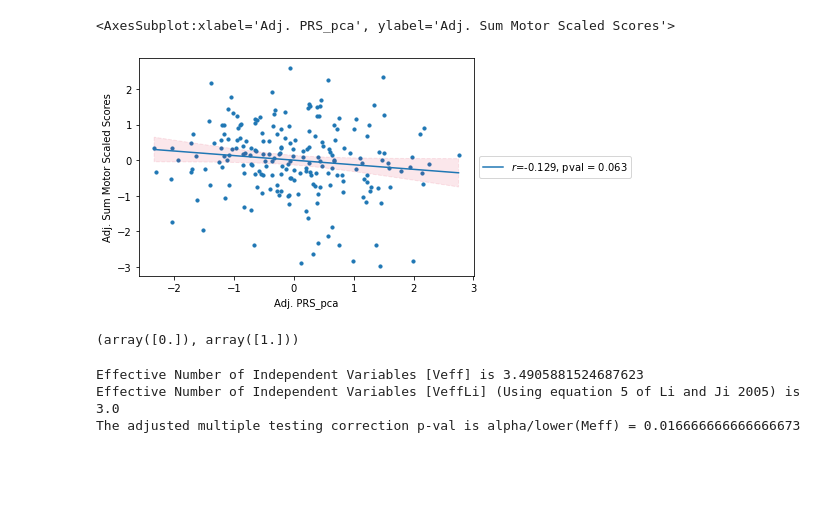
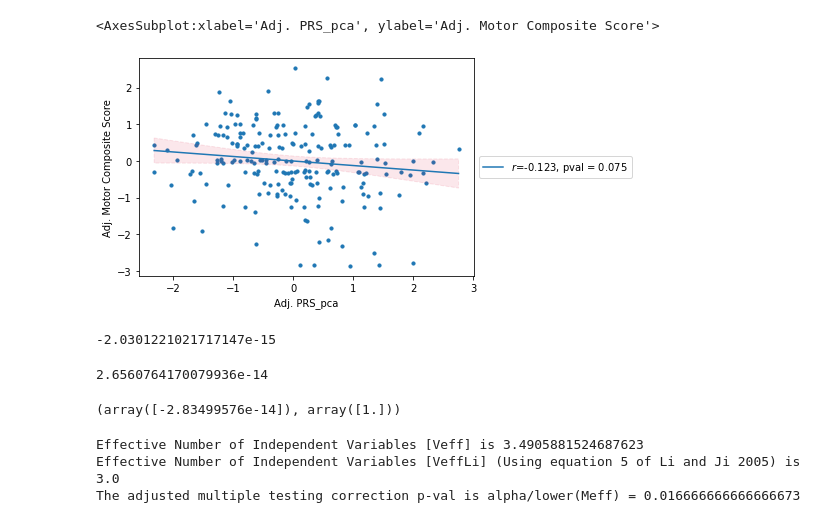
Before and after one commit to lehai-ml/dHCP_genetics, a Jupyter notebook: notebook_results/asd/7_ASD_outcome_dHCP.ipynb, the cells around one changed output. Saved outputs shown, nothing was run; the diff lists cells and outputs as text; code cells hidden in the pictures; blank space fills up the shorter version.

```diff
--- a/notebook_results/asd/7_ASD_outcome_dHCP.ipynb
+++ b/notebook_results/asd/7_ASD_outcome_dHCP.ipynb
@@ -37,13 +37,15 @@ dHCP_outcomes = pd.read_csv(f'../../{dataset_path}participant_outcome/DHCPNDH1-L
 # dHCP_outcomes_CBCL_Bayley = dHCP_outcomes.iloc[:,np.r_[0,4,11:13,13,16:19,21:24,34,56,77:92]].copy()
 # dHCP_outcomes_CBCL_Bayley = dHCP_outcomes.iloc[:,np.r_[0,4,11:13,13,18,23,83:90]].copy()
 # dHCP_outcomes_CBCL_Bayley = dHCP_outcomes.iloc[:,np.r_[0,4,11:13,83:90]].copy()
-dHCP_outcomes_CBCL_Bayley = dHCP_outcomes.iloc[:,np.r_[0,4,11:13,13,18,23,72]].copy()
+dHCP_outcomes_CBCL_Bayley = dHCP_outcomes.iloc[:,np.r_[0,4,11:13,21, 22, 23, 24, 25, 29, 30]].copy()
 dHCP_outcomes_CBCL_Bayley['Assessment Age'] = dHCP_outcomes_CBCL_Bayley['Corrected Age - Months'] + dHCP_outcomes_CBCL_Bayley['Corrected Age - Days']/30
 dHCP_outcomes_CBCL_Bayley.rename(columns={'IMD Score':'IMD'},inplace=True)
 dHCP_outcomes_CBCL_Bayley = dHCP_outcomes_CBCL_Bayley.dropna()
 dHCP_total_QCHAT_SCORE = dHCP_outcomes.iloc[:,np.r_[0,72]]
 # %%
 european_volumetric_dataset_term = pd.read_csv('./preprocessed_dataset/imaging_data/volumetric/term/european_volumetric_df_batch2.csv')
+# %%
+european_volumetric_dataset_term = pd.read_csv('../../dataset/preprocessed_dataset/imaging_data/log_file/rel2/volumetric/test_european_volumetric_df_rel2_batch2.csv')
 # %%
 european_volumetric_dataset_term = european_volumetric_dataset_term.merge(dHCP_outcomes_CBCL_Bayley,
                                                                           left_on='ID',
@@ -88,6 +193,6 @@ df['Brain_PC4'] = X_pca[:,3]
 df['PRS_pca'] = prs_pca
 # %%
-cols = [i for i in df.columns if 'scaled' in i.lower()]
+cols = [i for i in df.columns if 'Motor' in i]
 df = data_exploration.MassUnivariate.remove_outliers(df,
                                                         col=cols,
                                                          threshold=3,
@@ -114,13 +223,13 @@ european_volumetric_term_mass_univariate.sort_values(by='PRS_pval')
 # %%
 visualisation.simple_plots.Scatter(x='PRS_pca',
-                                  y='Sum Motor Scaled Scores',
+                                  y='Motor Composite Score',
                                    adjust_covar={'x':ancestry,
                                                 'y':['Assessment Age',
-                                                    'IMD','GA_vol','Gender']},
+                                                    'IMD','Gender']},
                                   data=df,markersize=10)
 # %% [output]
-<AxesSubplot:xlabel='Adj. PRS_pca', ylabel='Adj. Sum Motor Scaled Scores'>
+<AxesSubplot:xlabel='Adj. PRS_pca', ylabel='Adj. Motor Composite Score'>
-[figure, old version]
+[figure, new version]
 # %%
 prs_value = data_exploration.MassUnivariate.adjust_covariates_with_lin_reg(df=df,cont_independentVar_cols=ancestry,dependentVar_cols=['PRS_pca']).values.reshape(-1)
 
@@ -129,10 +238,18 @@ high_risk,low_risk = data_exploration.Stability_tests.divide_high_low_risk(y=prs
 high_risk_value = data_exploration.MassUnivariate.adjust_covariates_with_lin_reg(df=df.iloc[high_risk],cat_independentVar_cols=['Gender'],cont_independentVar_cols=['Assessment Age','IMD','GA_vol'],dependentVar_cols=['Sum Motor Scaled Scores']).values
 
 low_risk_value = data_exploration.MassUnivariate.adjust_covariates_with_lin_reg(df=df.iloc[low_risk],cat_independentVar_cols=['Gender'],cont_independentVar_cols=['Assessment Age','IMD','GA_vol'],dependentVar_cols=['Sum Motor Scaled Scores']).values
+# %%
+high_risk_value.mean()
+# %% [output]
+-2.0301221021717147e-15
+# %%
+low_risk_value.mean()
+# %% [output]
+2.6560764170079936e-14
 # %%
-data_exploration.Stability_tests.perform_t_test(high_risk_value,low_risk_value,)
+data_exploration.Stability_tests.perform_t_test(high_risk_value,low_risk_value)
 # %% [output]
-(array([0.]), array([1.]))
+(array([-2.83499576e-14]), array([1.]))
 # %%
 # dependentVar_cols=[i for i in combined.columns if bool(re.search('Imperial \d',i))]
 # dependentVar_cols = data_preprocessing.Volumes.extract_GM_Imperial(dependentVar_cols)
```
Also changed, not shown: parts of 6 cells of this notebook.
